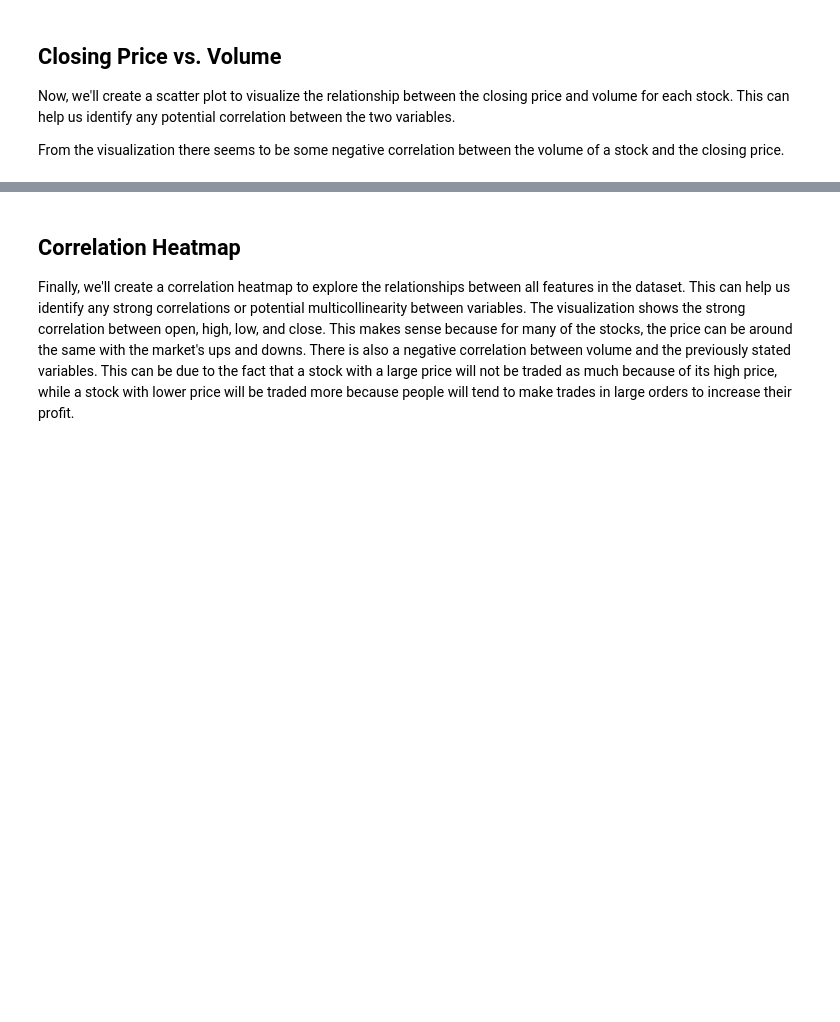
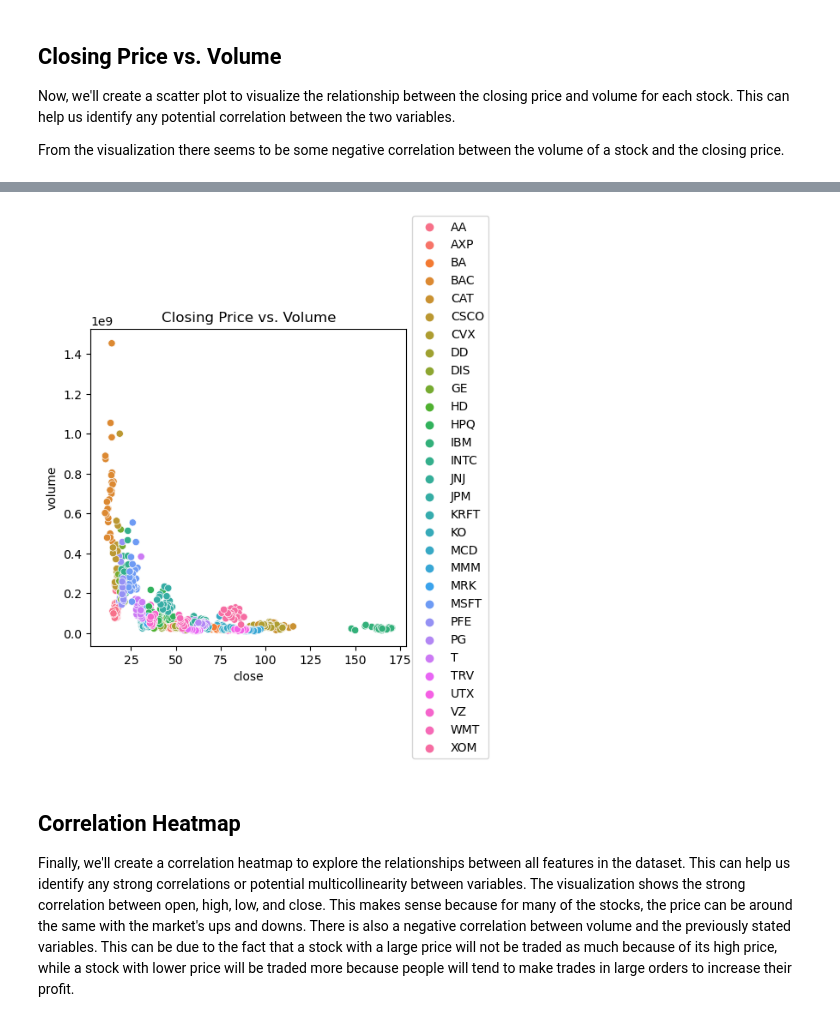
Before and after one commit to BigSuj/Stock_Data_EDA, a Jupyter notebook: EDA_notebook.ipynb, the cells around one changed output, grey strips where cells are left out. Drawn from its saved outputs; the diff is of its cells as text; code cells hidden in the pictures; blank space fills up the shorter version.

Commit message:
v1.2
converted plotly back to matplotlib (github can't display plotly plots)

```diff
--- a/EDA_notebook.ipynb
+++ b/EDA_notebook.ipynb
@@ -80,6 +80,9 @@ Now, we'll create a scatter plot to visualize the relationship between the closi
 
 From the visualization there seems to be some negative correlation between the volume of a stock and the closing price.
 # %%
-fig = px.scatter(df, x='close', y='volume', color='stock', title='Closing Price vs. Volume')
-fig.show(renderer = 'notebook_connected')
+sns.scatterplot(data=df, x='close', y='volume', hue='stock')
+plt.title('Closing Price vs. Volume')
+plt.legend(loc='center left', bbox_to_anchor=(1, 0.5))
+plt.subplots_adjust(right=0.7)
+plt.show()
 # %% [output]
@@ -87,3 +89,4 @@ fig.show(renderer = 'notebook_connected')
+[figure, added]
 # %% [markdown]
 ## Correlation Heatmap
 
```
Also changed, not shown: parts of 6 cells of this notebook.
